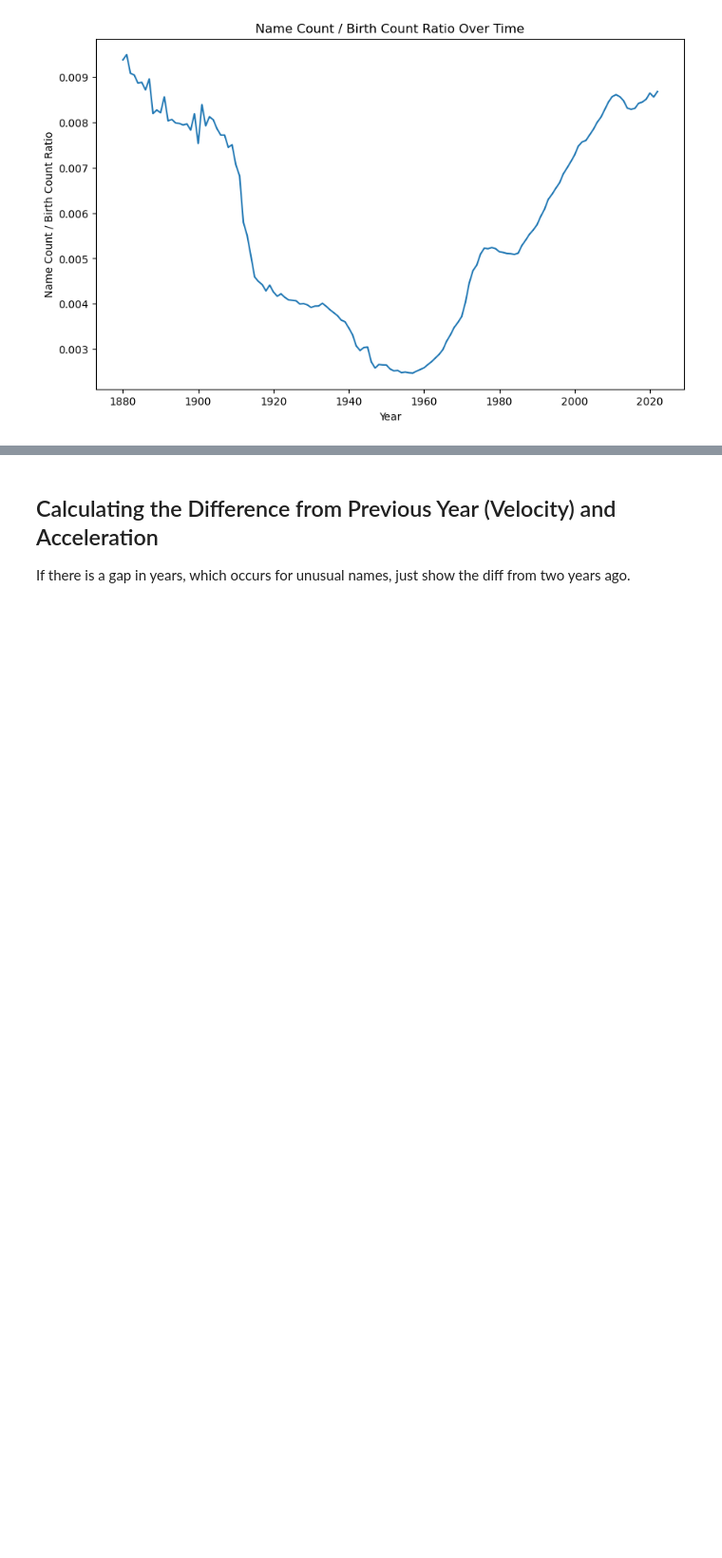
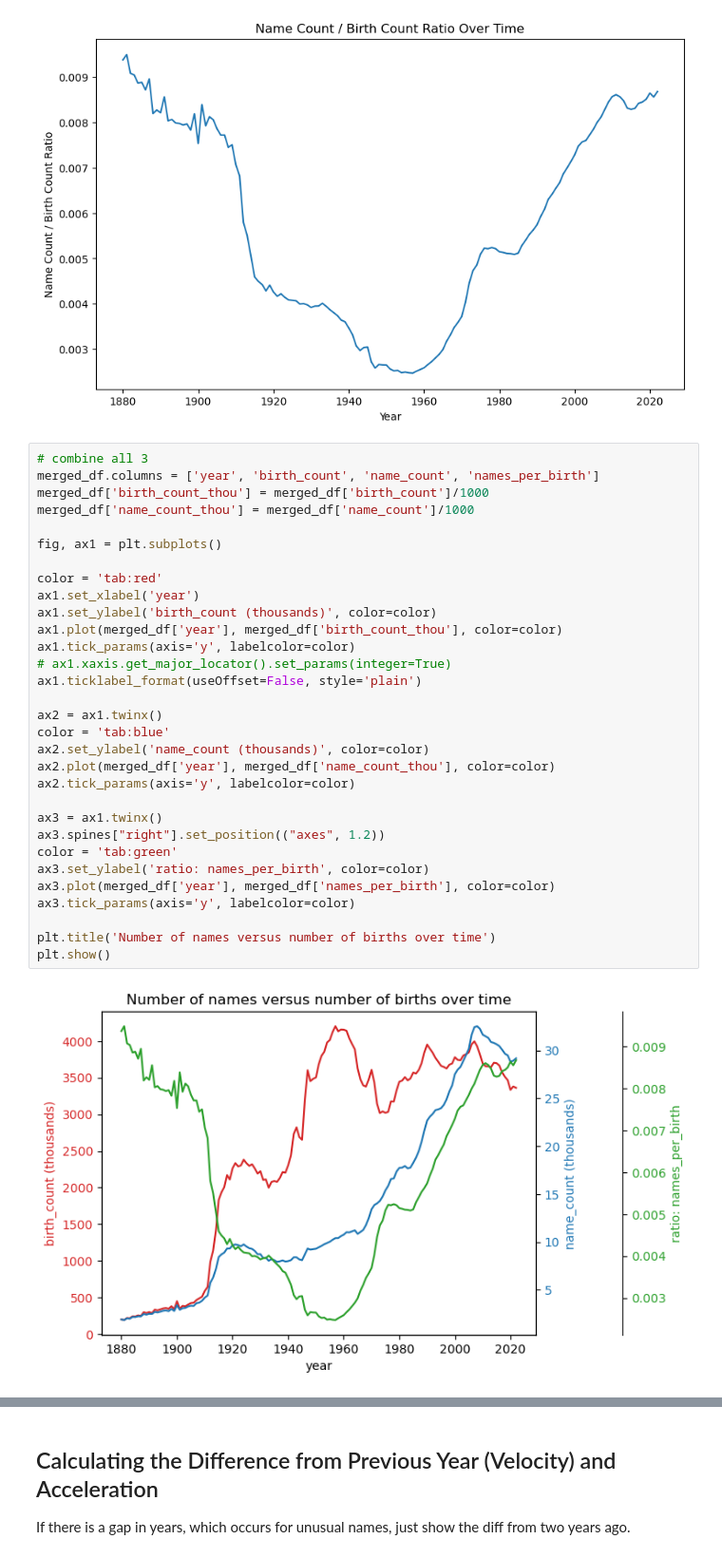
Before and after one commit to paulsch1/capstone, a Jupyter notebook: cap2_national.ipynb, the cells around one changed output, grey strips where cells are left out. Shown at 95% size. Saved outputs shown, nothing was run; the diff lists cells and outputs as text; blank space fills up the shorter version.

```diff
--- a/cap2_national.ipynb
+++ b/cap2_national.ipynb
@@ -74,3 +74,36 @@ plt.title('Name Count / Birth Count Ratio Over Time')
 plt.show()
 # %% [output]
 [figure]
+# %%
+# combine all 3
+merged_df.columns = ['year', 'birth_count', 'name_count', 'names_per_birth']
+merged_df['birth_count_thou'] = merged_df['birth_count']/1000
+merged_df['name_count_thou'] = merged_df['name_count']/1000
+
+fig, ax1 = plt.subplots()
+
+color = 'tab:red'
+ax1.set_xlabel('year')
+ax1.set_ylabel('birth_count (thousands)', color=color)
+ax1.plot(merged_df['year'], merged_df['birth_count_thou'], color=color)
+ax1.tick_params(axis='y', labelcolor=color)
+# ax1.xaxis.get_major_locator().set_params(integer=True)
+ax1.ticklabel_format(useOffset=False, style='plain')
+
+ax2 = ax1.twinx()
+color = 'tab:blue'
+ax2.set_ylabel('name_count (thousands)', color=color)
+ax2.plot(merged_df['year'], merged_df['name_count_thou'], color=color)
+ax2.tick_params(axis='y', labelcolor=color)
+
+ax3 = ax1.twinx()
+ax3.spines["right"].set_position(("axes", 1.2))
+color = 'tab:green'
+ax3.set_ylabel('ratio: names_per_birth', color=color)
+ax3.plot(merged_df['year'], merged_df['names_per_birth'], color=color)
+ax3.tick_params(axis='y', labelcolor=color)
+
+plt.title('Number of names versus number of births over time')
+plt.show()
+# %% [output]
+[figure, added]
```
Also changed, not shown: parts of 3 cells of this notebook, 1 other file.
